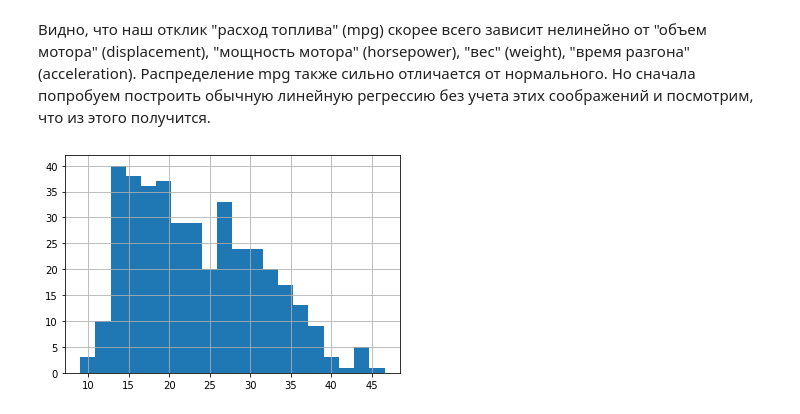
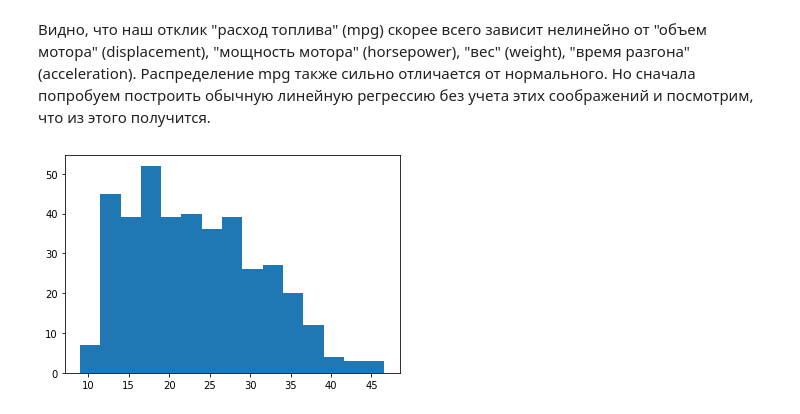
Before and after one commit to Oleg-DS/learning_data_science, a Jupyter notebook: Statistics/HW_4.ipynb, the cells around one changed output. Saved outputs shown, nothing was run; the diff lists cells and outputs as text; code cells hidden in the pictures.

```diff
--- a/Statistics/HW_4.ipynb
+++ b/Statistics/HW_4.ipynb
@@ -113,7 +96,7 @@ auto.head()
 # %%
 # закодируем признак origin
 
-country_of_origin = pd.get_dummies(origin_c['origin'], drop_first=True)
-country_of_origin.columns = ['Europe', 'Japan']
+country_of_origin = pd.get_dummies(origin_c['origin'])
+country_of_origin.columns = ['America', 'Europe', 'Japan']
 country_of_origin.head()
 # %% [output]
@@ -159,8 +146,8 @@ plt.show()
 # %%
 # сначала посмотрим внимательнее на распределение нашего отклика mpg
 
-auto_fin['mpg'].hist(bins=20)
+auto_fin['mpg'].hist(bins=15, grid=False)
 plt.show()
 # %% [output]
-[figure, old version]
+[figure, new version]
 # %%
```
Also changed, not shown: parts of 35 cells of this notebook.
